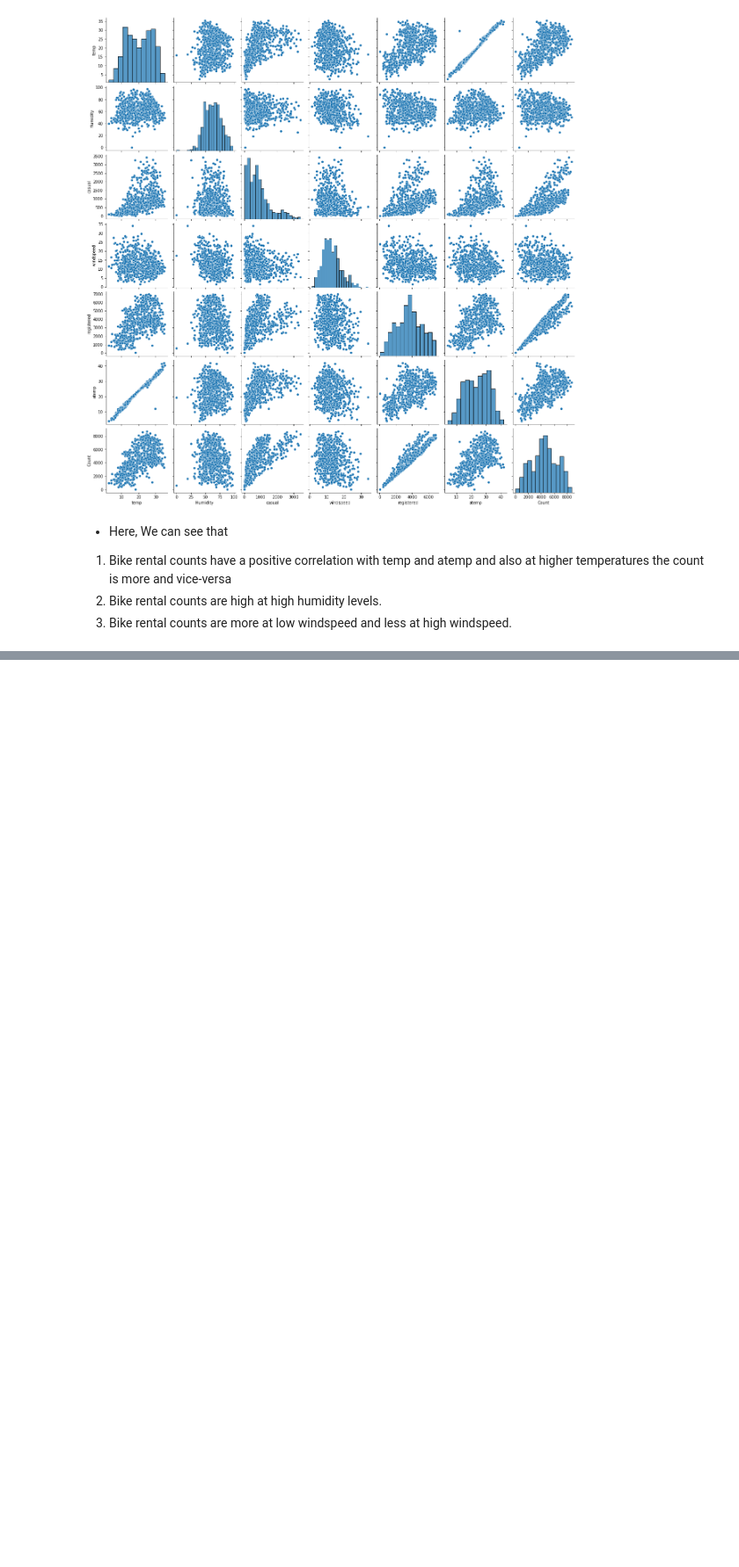
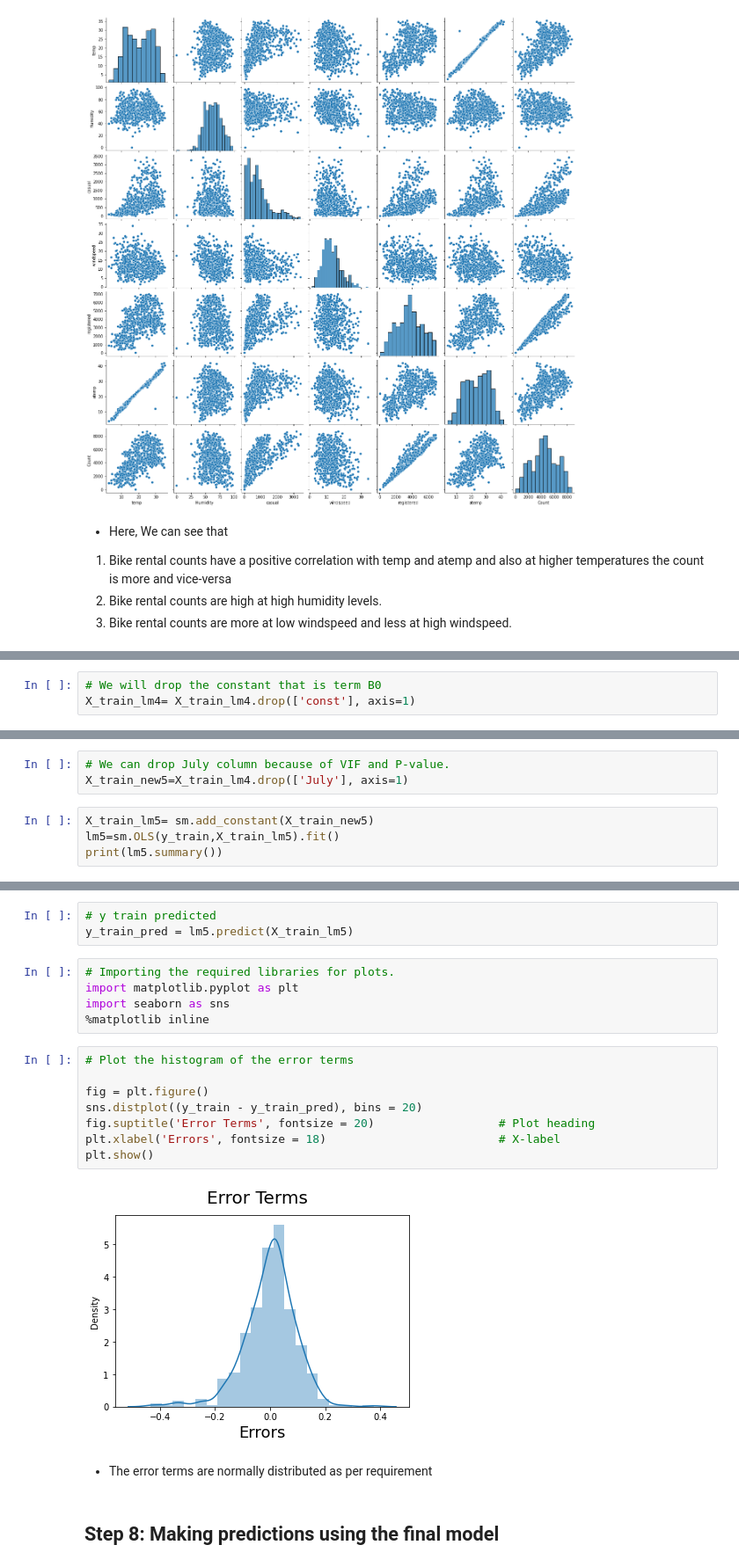
Before and after one commit to kapiljain2825/BikeSharingAssignment, a Jupyter notebook: BikeSharingAssignment.ipynb, the cells around one changed output, grey strips where cells are left out. Shown at 88% size. Drawn from its saved outputs; the diff is of its cells as text; blank space fills up the shorter version.

```diff
--- a/BikeSharingAssignment.ipynb
+++ b/BikeSharingAssignment.ipynb
@@ -182,0 +687,3 @@ plt.show()
+# %%
+# We will drop the constant that is term B0
+X_train_lm4= X_train_lm4.drop(['const'], axis=1)
@@ -182,0 +714,7 @@ plt.show()
+# %%
+# We can drop July column because of VIF and P-value.
+X_train_new5=X_train_lm4.drop(['July'], axis=1)
+# %%
+X_train_lm5= sm.add_constant(X_train_new5)
+lm5=sm.OLS(y_train,X_train_lm5).fit()
+print(lm5.summary())
@@ -182,0 +794,22 @@ plt.show()
+# %%
+# y train predicted
+y_train_pred = lm5.predict(X_train_lm5)
+# %%
+# Importing the required libraries for plots.
+import matplotlib.pyplot as plt
+import seaborn as sns
+%matplotlib inline
+# %%
+# Plot the histogram of the error terms
+
+fig = plt.figure()
+sns.distplot((y_train - y_train_pred), bins = 20)
+fig.suptitle('Error Terms', fontsize = 20)                  # Plot heading
+plt.xlabel('Errors', fontsize = 18)                         # X-label
+plt.show()
+# %% [output]
+[figure, added]
+# %% [markdown]
+* The error terms are normally distributed as per requirement
+# %% [markdown]
+## Step 8: Making predictions using the final model
```
Also changed, not shown: parts of 94 cells of this notebook.
